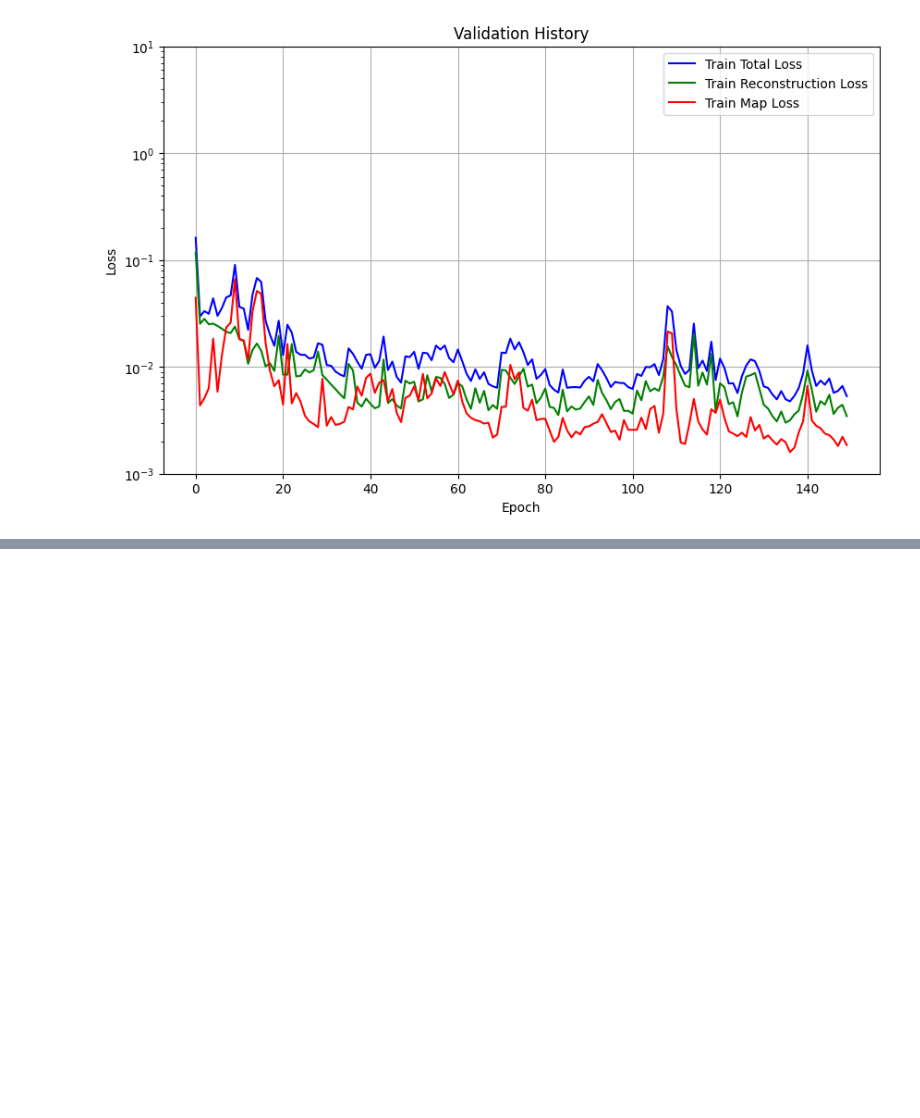
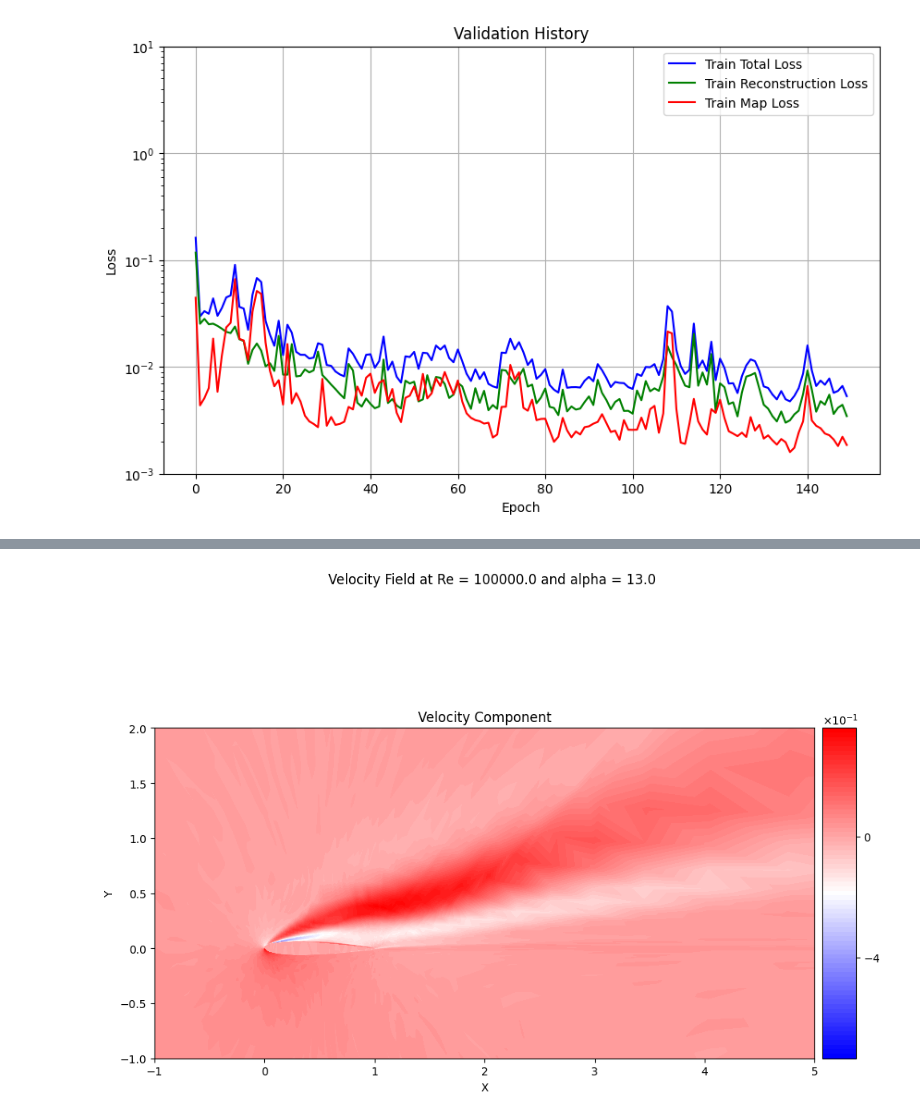
Before and after one commit to Arviano-Yuono/GAE-ROM, a Jupyter notebook: RANS_training.ipynb, the cells around one changed output, grey strips where cells are left out. Saved outputs shown, nothing was run; the diff lists cells and outputs as text; code cells hidden in the pictures; blank space fills up the shorter version.

```diff
--- a/RANS_training.ipynb
+++ b/RANS_training.ipynb
@@ -118,0 +174,4 @@ plt.show()
+# %%
+plot.plot_velocity_field_error(data=test_plot_data, params=test_param, device = device, title=f"Velocity Field at Re = {test_param[0]} and alpha = {test_param[1]}", save=False, xlim=[-1, 5], ylim=[-1, 2], colormap='bwr')
+# %% [output]
+[figure, added]
```
Also changed, not shown: parts of 5 cells of this notebook.
